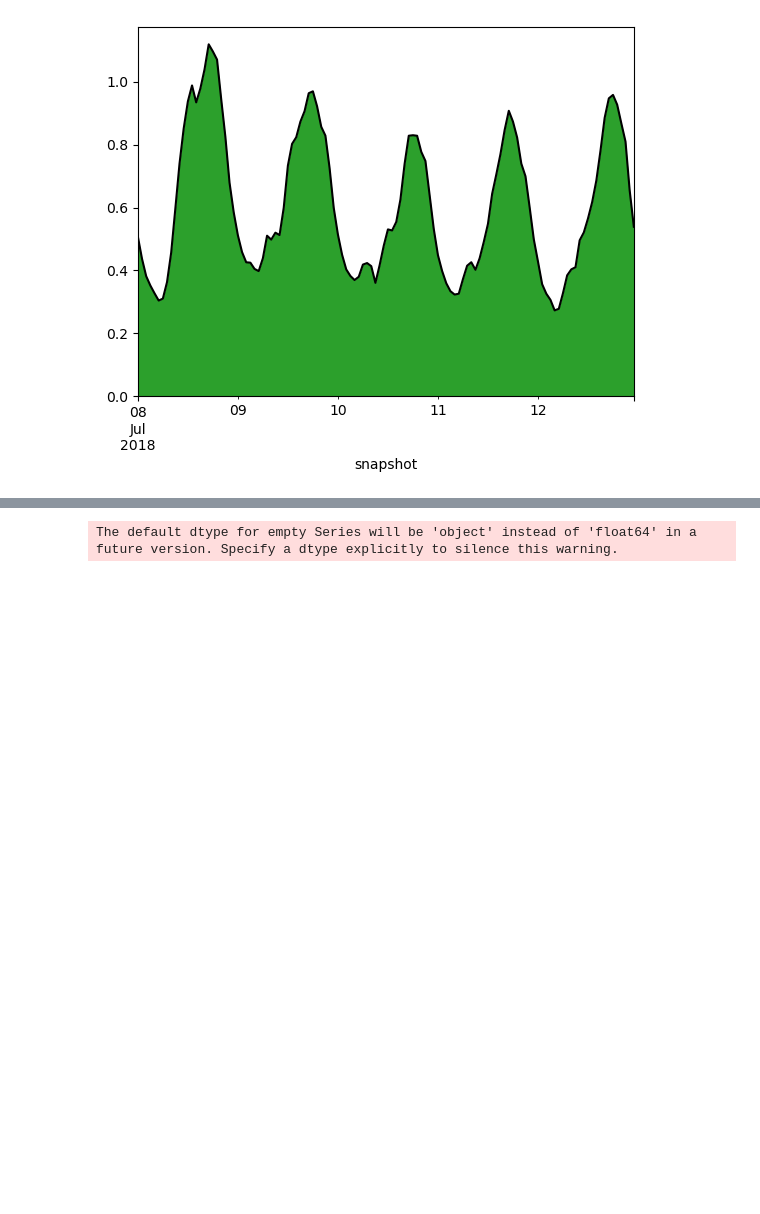
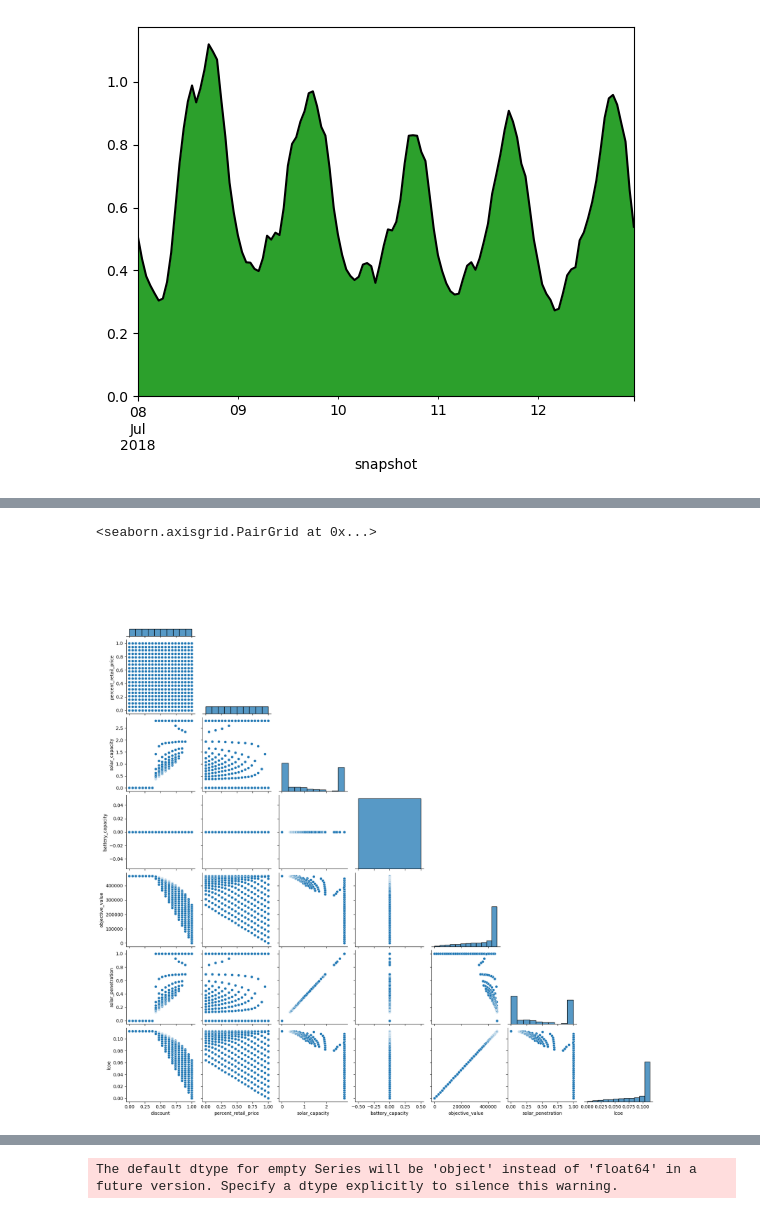
Before and after one commit to ucsusa/2024-kansas-city-analysis, a Jupyter notebook: notebooks/10-pypsa-model.ipynb, the cells around one changed output, grey strips where cells are left out. Saved outputs shown, nothing was run; the diff lists cells and outputs as text; code cells hidden in the pictures; blank space fills up the shorter version.

```diff
--- a/notebooks/10-pypsa-model.ipynb
+++ b/notebooks/10-pypsa-model.ipynb
@@ -209,3 +414,8 @@ n.loads_t.p_set.loc[time:'2018-07-12'].plot(ax=ax, color='k', legend=False)
+# %%
+sb.pairplot(results_df_large, corner=True)
+# %% [output]
+<seaborn.axisgrid.PairGrid at 0x...>
+[figure, added]
 # %% [markdown]
 ## Model Version: Net Metering
 
```
Also changed, not shown: parts of 25 cells of this notebook.
